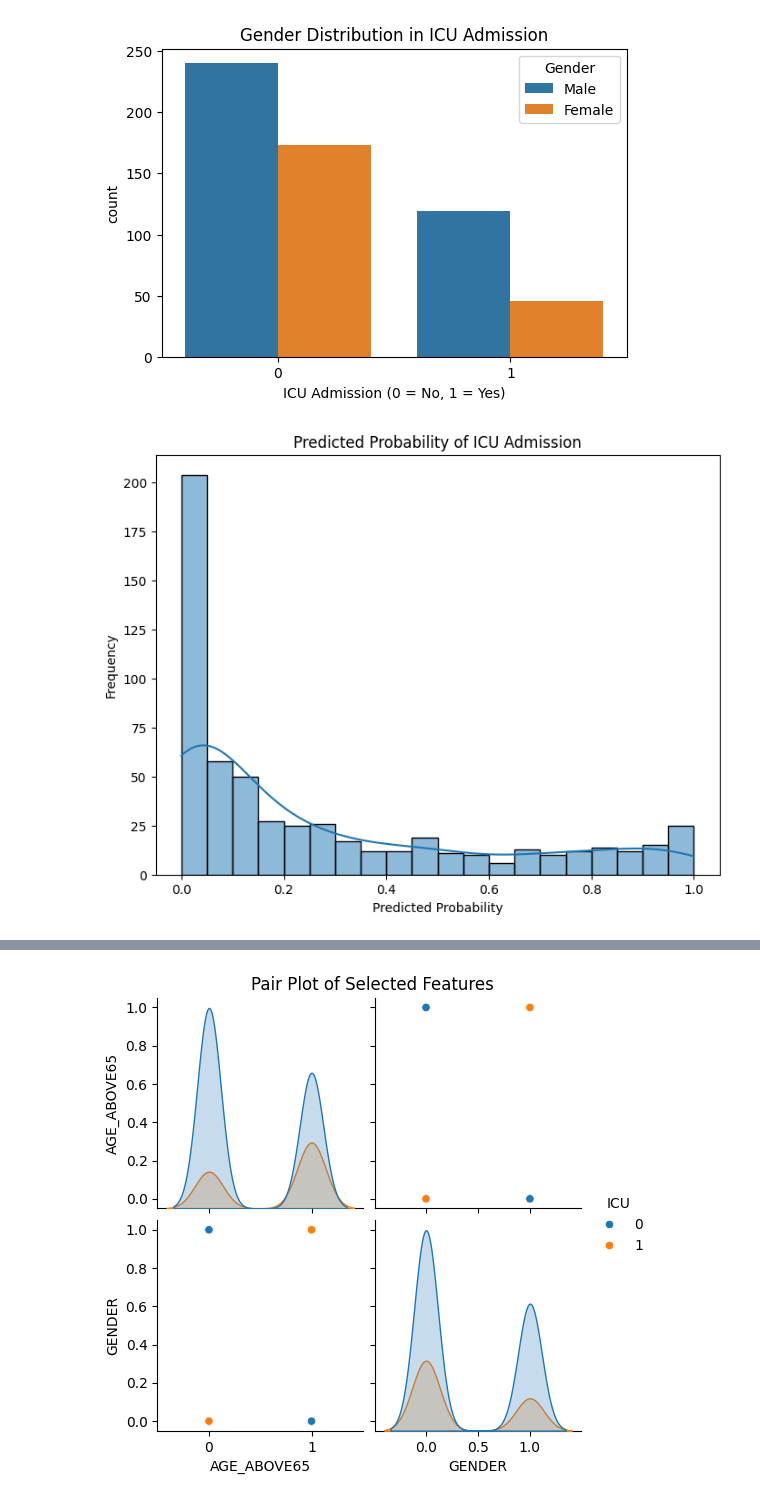
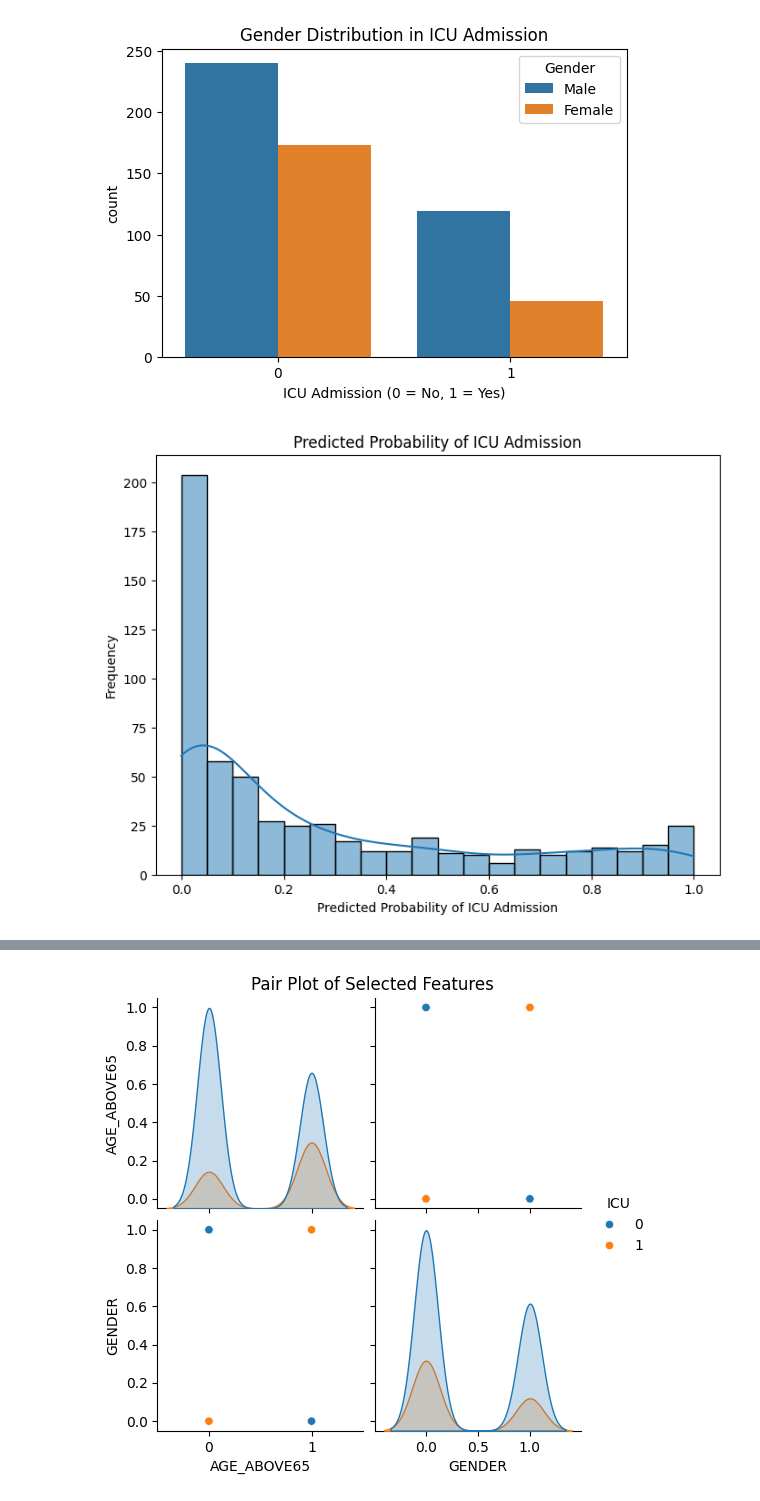
Before and after one commit to JenniferLA/Capstone_Covid, a Jupyter notebook: Capstone.ipynb, the cells around one changed output, grey strips where cells are left out. Saved outputs shown, nothing was run; the diff lists cells and outputs as text; code cells hidden in the pictures.

```diff
--- a/Capstone.ipynb
+++ b/Capstone.ipynb
@@ -222,12 +224,12 @@ plt.show()
 # %% [output]
 [figure]
 # %%
-# 6. Predicted Probability of ICU Admission (Histogram)
+# Predicted Probability of ICU Admission (Histogram)
 plt.figure(figsize=(8, 6))
 sns.histplot(y_prob, bins=20, kde=True)
 plt.title("Predicted Probability of ICU Admission")
-plt.xlabel("Predicted Probability")
+plt.xlabel("Predicted Probability of ICU Admission")
 plt.ylabel("Frequency")
 plt.show()
 # %% [output]
-[figure, old version]
+[figure, new version]
```
Also changed, not shown: parts of 23 cells of this notebook.
